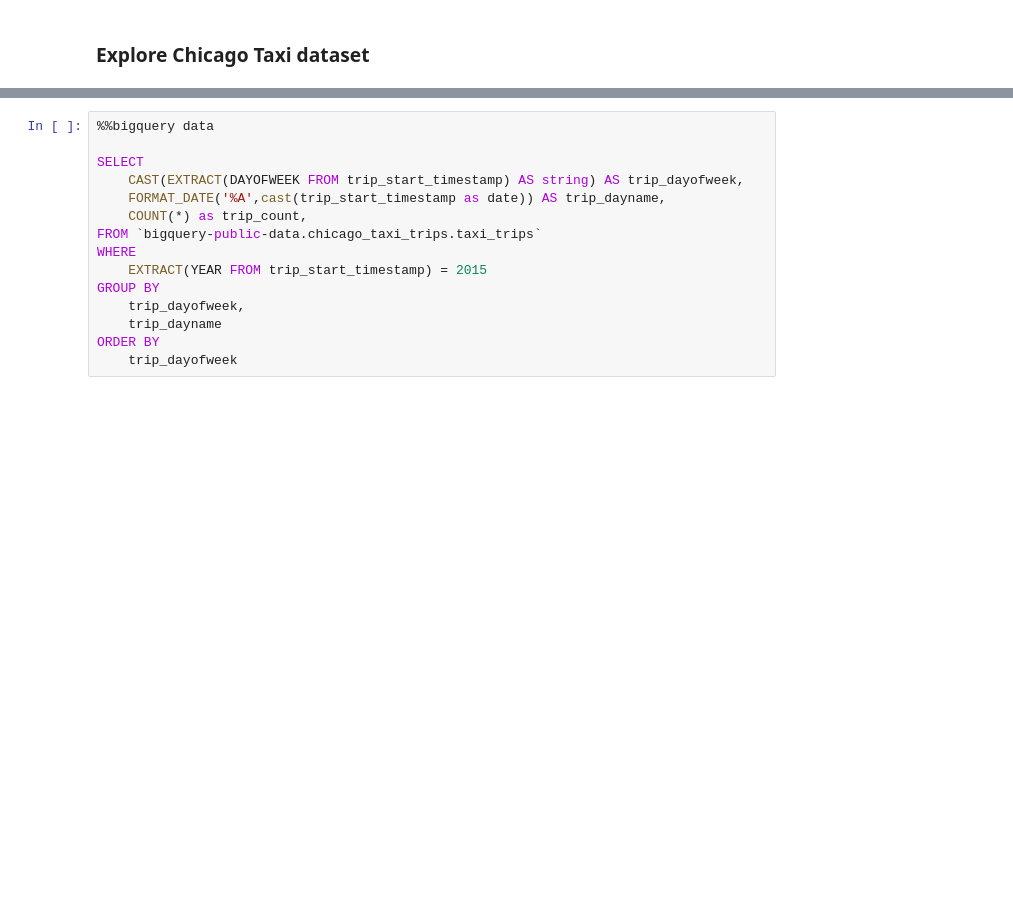
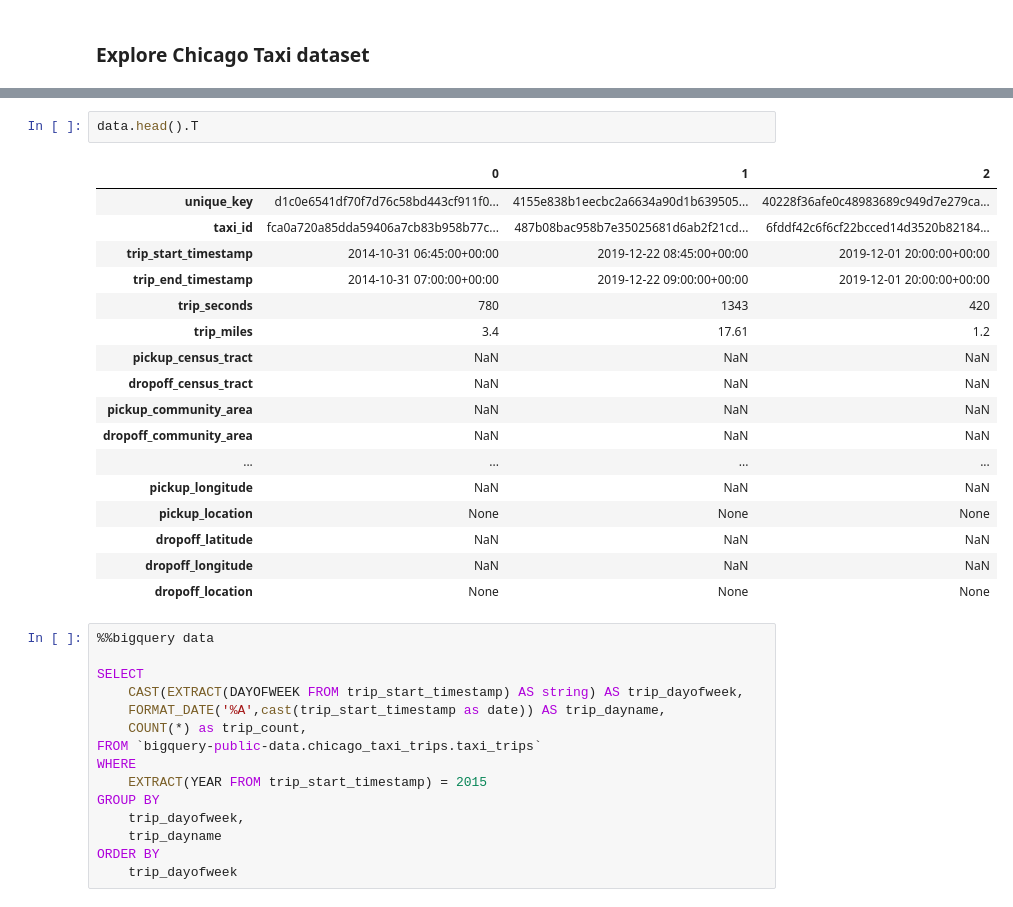
Before and after one commit to jarokaz/vertex-ai-workshop, a Jupyter notebook: 02-custom-job-tabular/custom-job-tabular.ipynb, the cells around one changed output, grey strips where cells are left out. Drawn from its saved outputs; the diff is of its cells as text; blank space fills up the shorter version.

```diff
--- a/02-custom-job-tabular/custom-job-tabular.ipynb
+++ b/02-custom-job-tabular/custom-job-tabular.ipynb
@@ -90,3 +78,23 @@ LIMIT 5
+# %%
+data.head().T
+# %% [output]
+|  | 0 | 1 | 2 |
+| unique_key | d1c0e6541df70f7d76c58bd443cf911f0... | 4155e838b1eecbc2a6634a90d1b639505... | 40228f36afe0c48983689c949d7e279ca... |
+| taxi_id | fca0a720a85dda59406a7cb83b958b77c... | 487b08bac958b7e35025681d6ab2f21cd... | 6fddf42c6f6cf22bcced14d3520b82184... |
+| trip_start_timestamp | 2014-10-31 06:45:00+00:00 | 2019-12-22 08:45:00+00:00 | 2019-12-01 20:00:00+00:00 |
+| trip_end_timestamp | 2014-10-31 07:00:00+00:00 | 2019-12-22 09:00:00+00:00 | 2019-12-01 20:00:00+00:00 |
+| trip_seconds | 780 | 1343 | 420 |
+| trip_miles | 3.4 | 17.61 | 1.2 |
+| pickup_census_tract | NaN | NaN | NaN |
+| dropoff_census_tract | NaN | NaN | NaN |
+| pickup_community_area | NaN | NaN | NaN |
+| dropoff_community_area | NaN | NaN | NaN |
+| ... | ... | ... | ... |
+| pickup_longitude | NaN | NaN | NaN |
+| pickup_location | None | None | None |
+| dropoff_latitude | NaN | NaN | NaN |
+| dropoff_longitude | NaN | NaN | NaN |
+| dropoff_location | None | None | None |
 # %%
 %%bigquery data
 
```
Also changed, not shown: parts of 33 cells of this notebook, 1 other file.
